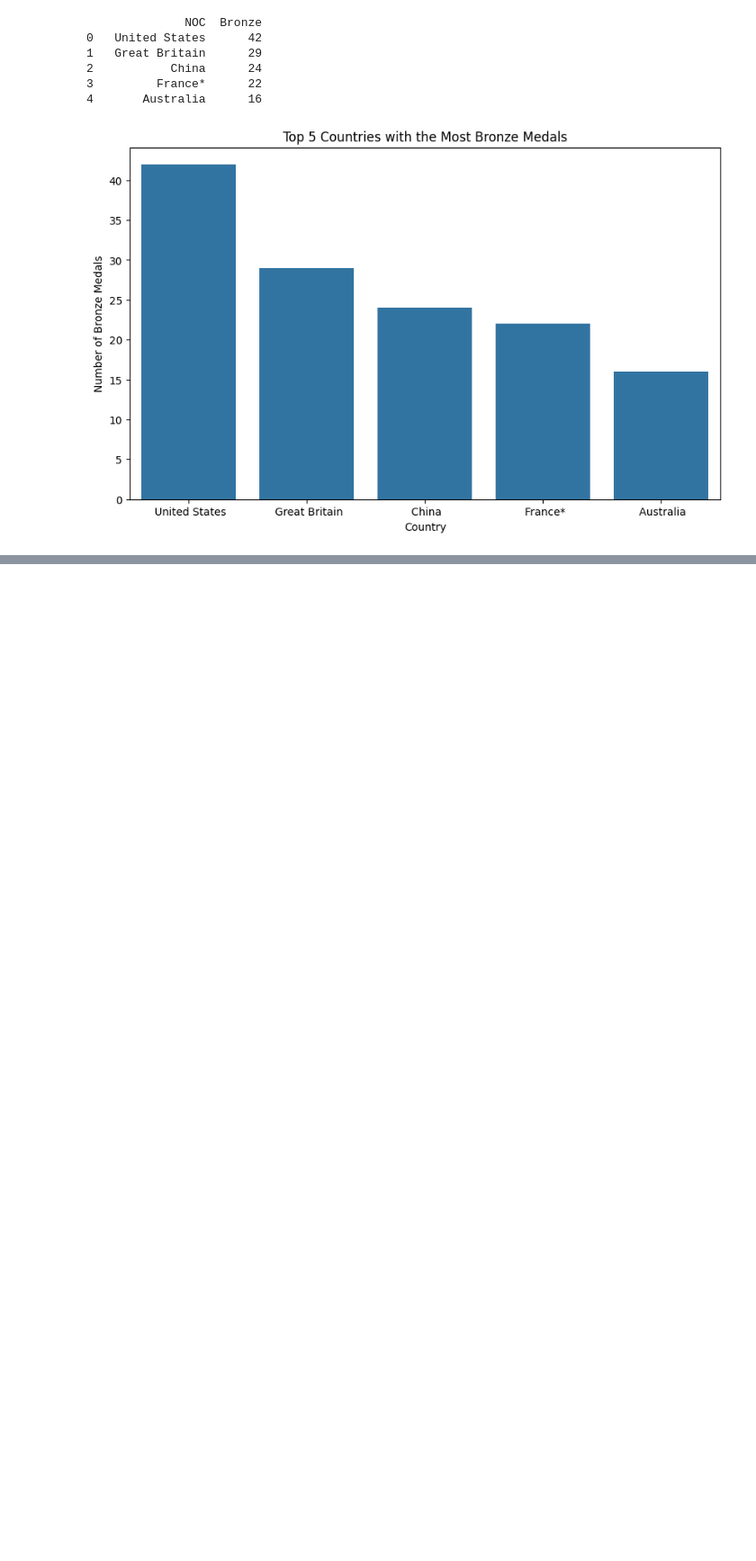
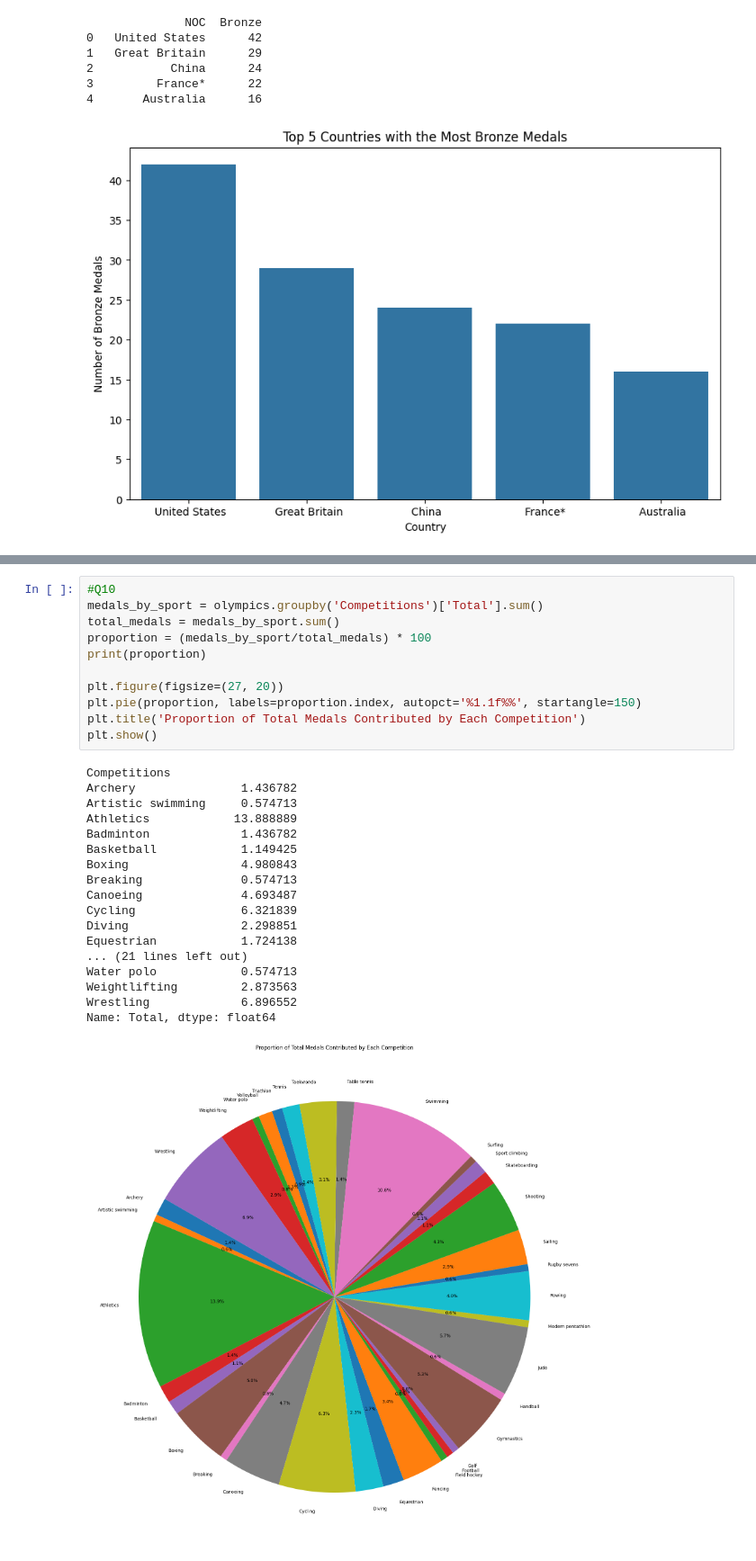
Before and after one commit to build-summer-2024/async-green-JennyMa-final-project, a Jupyter notebook: finalproject.ipynb, the cells around one changed output, grey strips where cells are left out. Shown at 90% size. Saved outputs shown, nothing was run; the diff lists cells and outputs as text; blank space fills up the shorter version.

```diff
--- a/finalproject.ipynb
+++ b/finalproject.ipynb
@@ -188,0 +255,30 @@ plt.show()
+# %%
+#Q10
+medals_by_sport = olympics.groupby('Competitions')['Total'].sum()
+total_medals = medals_by_sport.sum()
+proportion = (medals_by_sport/total_medals) * 100
+print(proportion)
+
+plt.figure(figsize=(27, 20))
+plt.pie(proportion, labels=proportion.index, autopct='%1.1f%%', startangle=150)
+plt.title('Proportion of Total Medals Contributed by Each Competition')
+plt.show()
+# %% [output]
+Competitions
+Archery               1.436782
+Artistic swimming     0.574713
+Athletics            13.888889
+Badminton             1.436782
+Basketball            1.149425
+Boxing                4.980843
+Breaking              0.574713
+Canoeing              4.693487
+Cycling               6.321839
+Diving                2.298851
+Equestrian            1.724138
+... (21 lines left out)
+Water polo            0.574713
+Weightlifting         2.873563
+Wrestling             6.896552
+Name: Total, dtype: float64
+[figure, added]
```
Also changed, not shown: parts of 3 cells of this notebook, 1 other file.
